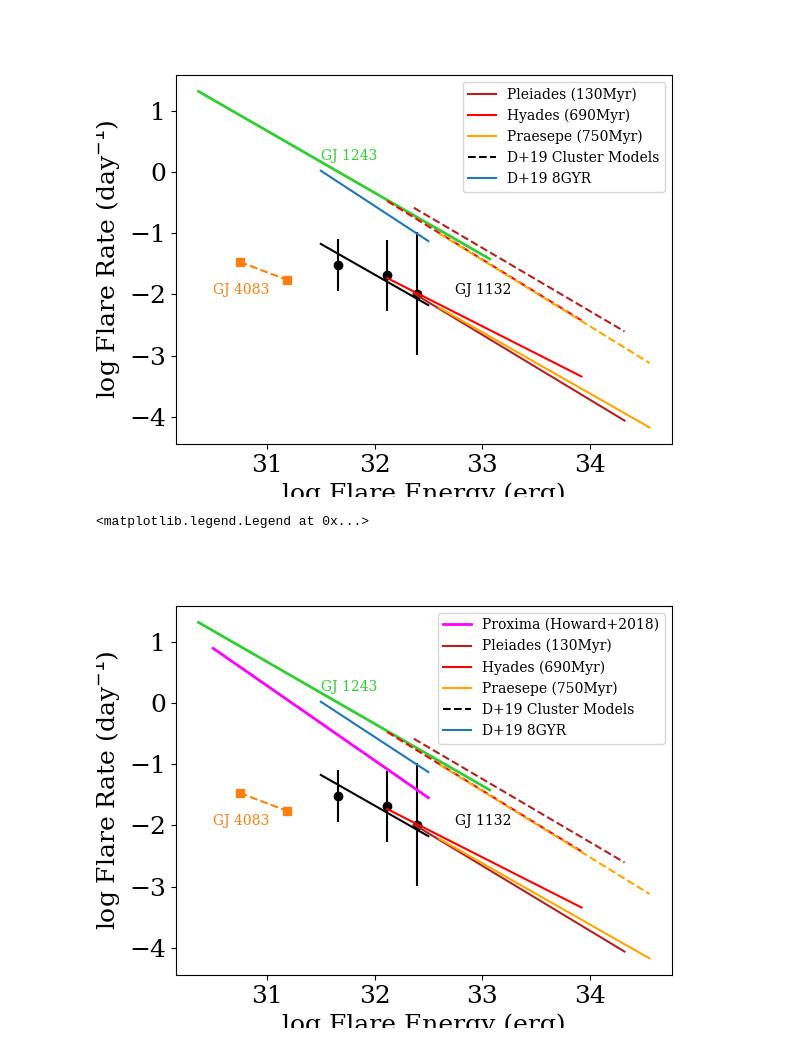
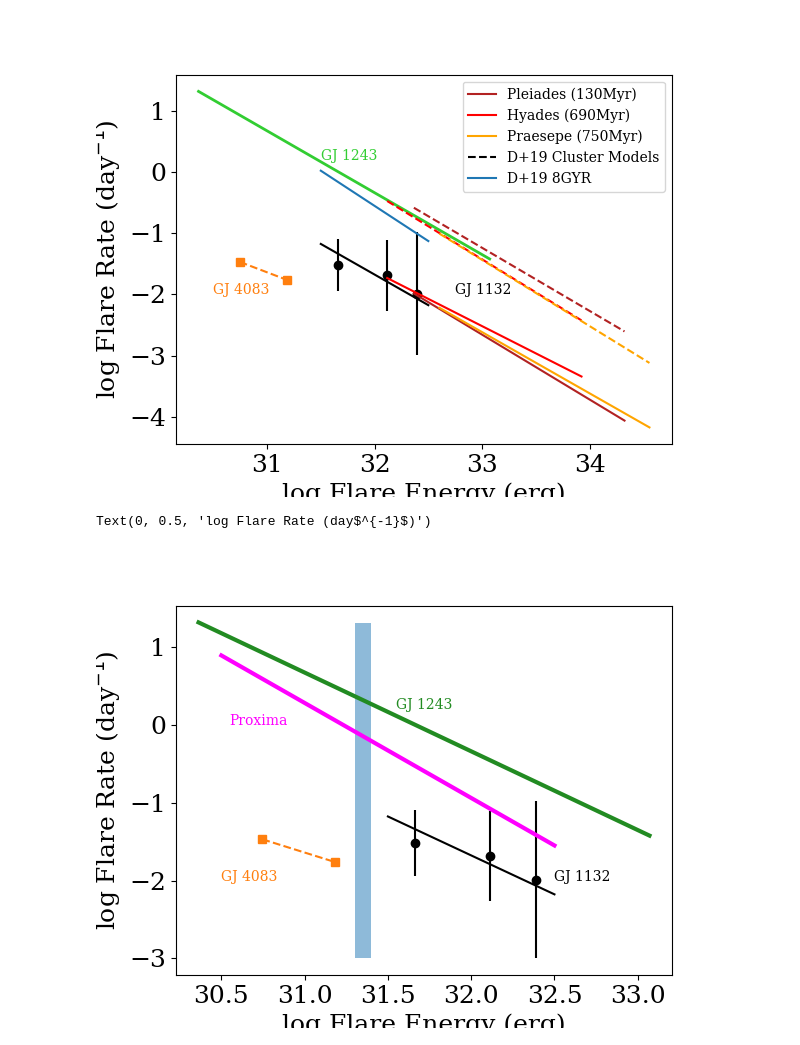
Before and after one commit to jradavenport/XRP_GJ1132, a Jupyter notebook: flares from TESS.ipynb, the cells around one changed output. Drawn from its saved outputs; the diff is of its cells as text; code cells hidden in the pictures.

Commit message:
add figures

```diff
--- a/flares from TESS.ipynb
+++ b/flares from TESS.ipynb
@@ -282,42 +285,25 @@ plt.savefig('GJ1132_FFD_comp2.png', dpi=150, bbox_inches='tight', pad_inches=0.2
 # %%
 
 plt.figure()
 plt.errorbar(ffd_x, ffd_y, yerr=ffd_yerr, linestyle='none', color='k')
 plt.scatter(ffd_x, ffd_y, c='k')
-plt.plot([31.5, 32.5], ffd_fit(np.array([31.5, 32.5]), popt[0]), c='k')#, label=r'GJ 1132: $\alpha$=-1, $\beta$='+format(popt[0], '5.2f'))
-plt.text(32.75, -2, 'GJ 1132', color='k', fontsize=10)
+plt.plot([31.5, 32.5], ffd_fit(np.array([31.5, 32.5]), popt[0]), c='k')
+plt.text(32.5, -2, 'GJ 1132', color='k', fontsize=10)
 
 plt.plot(gj4083_x, np.log10(gj4083_y), marker='s', linestyle='--', c='C1')
 plt.text(30.5, -2,'GJ 4083', color='C1', fontsize=10)
 
-plt.plot(gj1243_x, np.log10(gj1243_y), c='limegreen',lw=2)
-plt.text(31.5,0.2 , 'GJ 1243', color='limegreen', fontsize=10)
+plt.plot(gj1243_x, np.log10(gj1243_y), c='ForestGreen',lw=3)
+plt.text(31.55,0.2 , 'GJ 1243', color='ForestGreen', fontsize=10)
 
-# X = (np.array([31.5, 32.5]), np.log10([8000,8000]), np.array([0.2, 0.2]))
-# plt.plot([31.5, 32.5], FlareEqn(X, *params), c='green', label='Davenport+2019 (8Gyr)')
+plt.plot([30.5, 32.5], -1.22*np.array([30.5, 32.5])+38.1, c='Magenta', lw=3)
+plt.text(30.55, 0, 'Proxima', color='Magenta', fontsize=10)
 
-plt.plot([30.5, 32.5], -1.22*np.array([30.5, 32.5])+38.1, c='Magenta', label='Proxima (Howard+2018)', lw=2)
-
-for k in [1,0,2]:
-    plt.plot(np.log10([IEmin[k], IEmax[k]]),
-             np.log10(IFFD([IEmin[k], IEmax[k]], Ialpha[k], Ibeta[k]))-np.log10(365.25),
-             c=clrs[k], label=cluster[k])
-
-    X = (np.log10([IEmin[k], IEmax[k]]),
-         np.log10([Iages[k], Iages[k]]),
-         np.array([0.2, 0.2]))
-    plt.plot(np.log10([IEmin[k], IEmax[k]]), FlareEqn(X, *params), c=clrs[k], linestyle='--')
-
-plt.plot([], c='k', linestyle='--', label='D+19 Cluster Models')
-
-
-X = (np.array([31.5, 32.5]), np.log10([8000,8000]), np.array([0.2, 0.2]))
-plt.plot([31.5, 32.5], FlareEqn(X, *params), label='D+19 8GYR')
-
+plt.fill_between([31.3,31.4], [-3,-3], [1.3,1.3],alpha=0.5)
 
 plt.xlabel('log Flare Energy (erg)')
 plt.ylabel('log Flare Rate (day$^{-1}$)')
-plt.legend(fontsize=10)
+# plt.legend(fontsize=10)
 # %% [output]
-<matplotlib.legend.Legend at 0x...>
+Text(0, 0.5, 'log Flare Rate (day$^{-1}$)')
-[figure, old version]
+[figure, new version]
```
Also changed, not shown: parts of 5 cells of this notebook, 4 other files.
